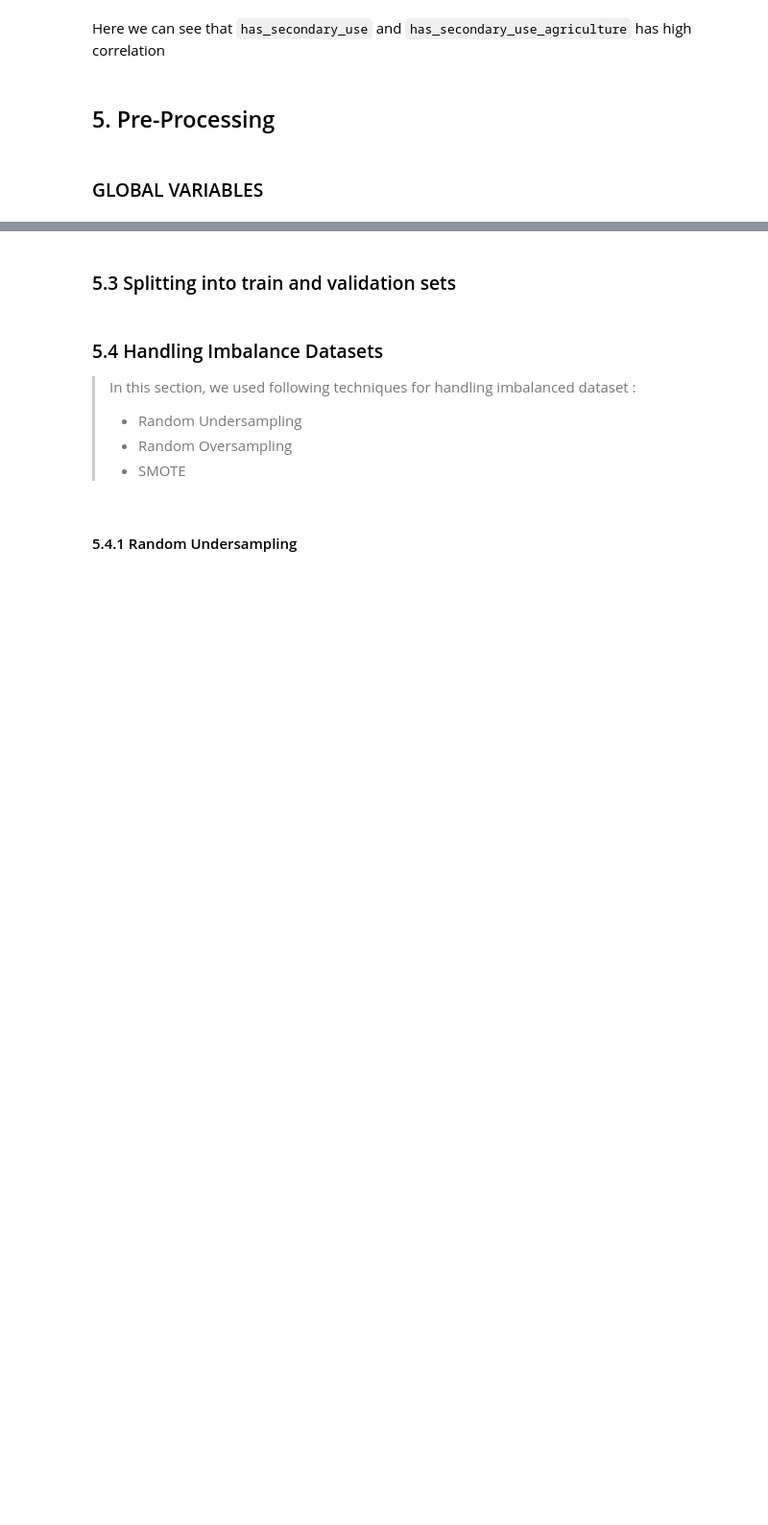
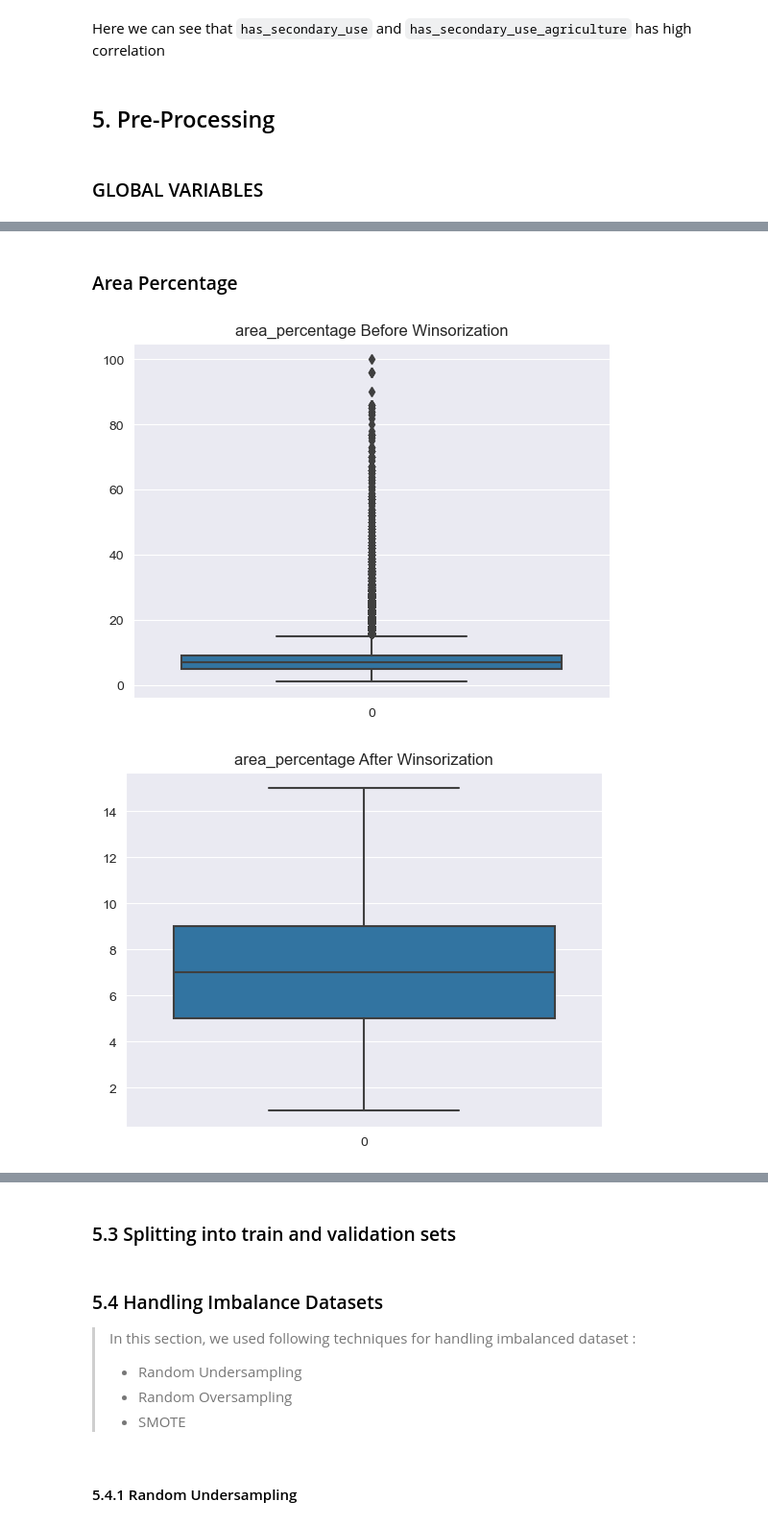
Before and after one commit to Bhandari008/house_damage_prediction, a Jupyter notebook: notebook/EDA.ipynb, the cells around one changed output, grey strips where cells are left out. Shown at 96% size. Saved outputs shown, nothing was run; the diff lists cells and outputs as text; code cells hidden in the pictures; blank space fills up the shorter version.

```diff
--- a/notebook/EDA.ipynb
+++ b/notebook/EDA.ipynb
@@ -622,0 +683,15 @@ X[label_encoding_columns] = X[label_encoding_columns].apply(lambda x: x.astype('
+# %% [markdown]
+### Area Percentage
+# %%
+sns.boxplot(X['area_percentage'])
+plt.title("area_percentage Before Winsorization")
+plt.show()
+
+X['area_percentage'] = winsorize(X['area_percentage'], (0, 0.055))
+
+sns.boxplot(X['area_percentage'])
+plt.title("area_percentage After Winsorization")
+plt.show()
+# %% [output]
+[figure, added]
+[figure, added]
```
Also changed, not shown: parts of 16 cells of this notebook.
